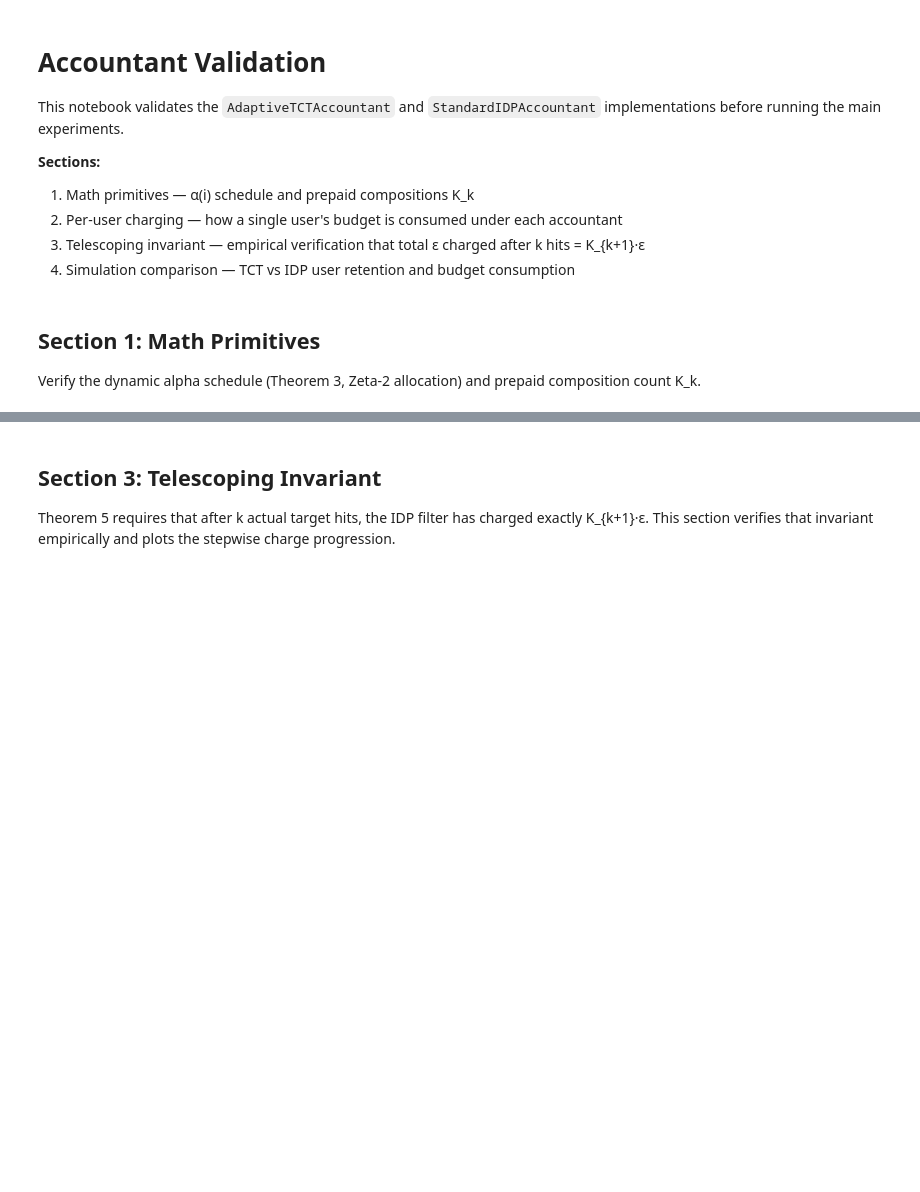
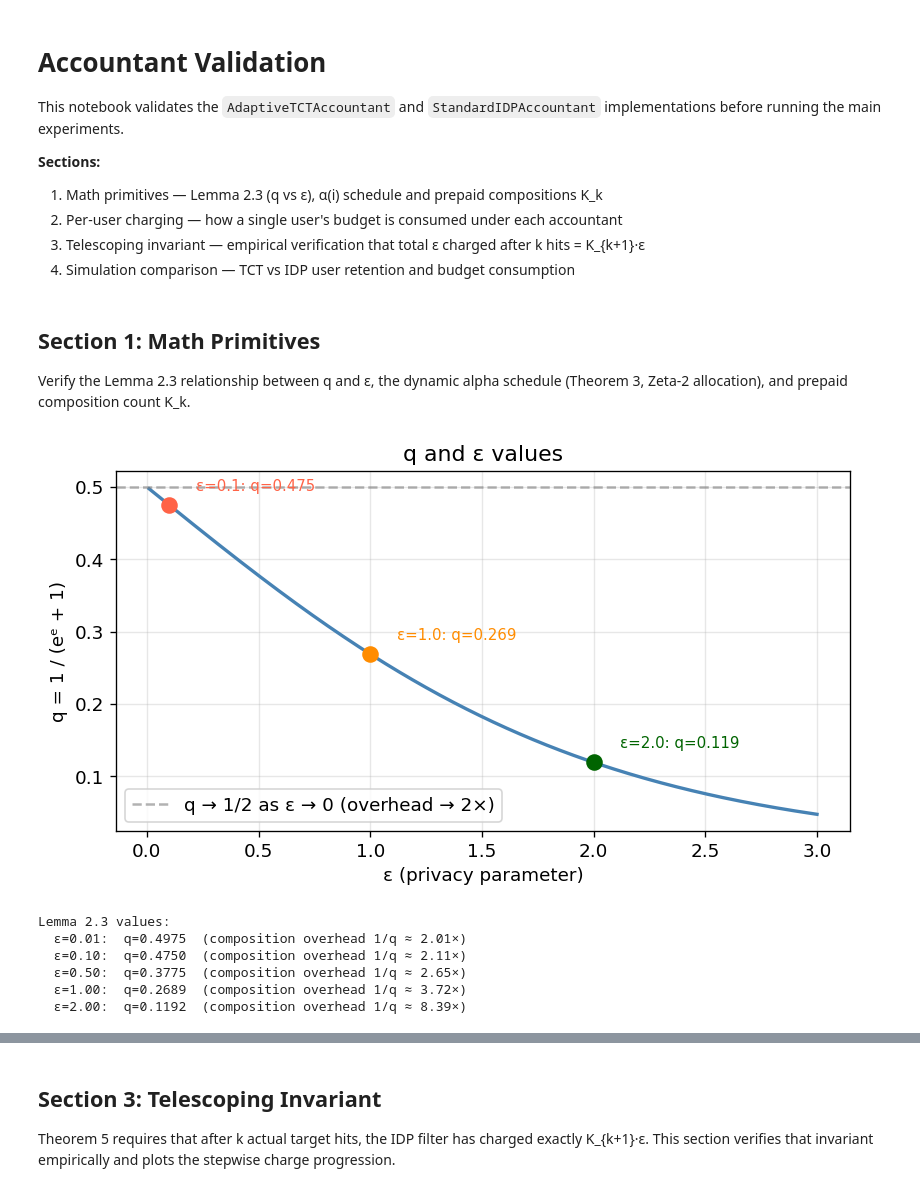
Before and after one commit to arcaulfield/adaptive-act, a Jupyter notebook: notebooks/02_accountant_validation.ipynb, the cells around one changed output, grey strips where cells are left out. Saved outputs shown, nothing was run; the diff lists cells and outputs as text; code cells hidden in the pictures; blank space fills up the shorter version.

```diff
--- a/notebooks/02_accountant_validation.ipynb
+++ b/notebooks/02_accountant_validation.ipynb
@@ -4,7 +4,7 @@
 This notebook validates the `AdaptiveTCTAccountant` and `StandardIDPAccountant` implementations before running the main experiments.
 
 **Sections:**
-1. Math primitives — α(i) schedule and prepaid compositions K_k
+1. Math primitives — Lemma 2.3 (q vs ε), α(i) schedule and prepaid compositions K_k
 2. Per-user charging — how a single user's budget is consumed under each accountant
 3. Telescoping invariant — empirical verification that total ε charged after k hits = K_{k+1}·ε
 4. Simulation comparison — TCT vs IDP user retention and budget consumption
@@ -25,5 +27,43 @@ plt.rcParams.update({'figure.dpi': 120, 'font.size': 11})
 # %% [markdown]
 ## Section 1: Math Primitives
 
-Verify the dynamic alpha schedule (Theorem 3, Zeta-2 allocation) and prepaid composition count K_k.
+Verify the Lemma 2.3 relationship between q and ε, the dynamic alpha schedule (Theorem 3, Zeta-2 allocation), and prepaid composition count K_k.
+# %%
+# Lemma 2.3 (NotPrior target): q = 1/(e^ε + 1)
+# q is a universal property of any ε-DP algorithm — independent of threshold T or data.
+# It is NOT the empirical hit rate; the threshold T is set separately via set_threshold_for_hit_rate.
+
+epsilon_range = np.linspace(0.01, 3.0, 300)
+q_curve = [q_from_epsilon(e) for e in epsilon_range]
+
+fig, ax = plt.subplots(figsize=(7, 4))
+ax.plot(epsilon_range, q_curve, color='steelblue', linewidth=2)
+ax.axhline(0.5, color='gray', linestyle='--', alpha=0.6, label='q → 1/2 as ε → 0 (overhead → 2×)')
+
+for eps, color in [(0.1, 'tomato'), (1.0, 'darkorange'), (2.0, 'darkgreen')]:
+    q_val = q_from_epsilon(eps)
+    ax.scatter([eps], [q_val], color=color, s=80, zorder=5)
+    ax.annotate(f'ε={eps}: q={q_val:.3f}', xy=(eps, q_val),
+                xytext=(eps + 0.12, q_val + 0.02), fontsize=9, color=color)
+
+ax.set_xlabel('ε (privacy parameter)')
+ax.set_ylabel('q = 1 / (eᵉ + 1)')
+ax.set_title('q and ε values')
+ax.legend()
+ax.grid(True, alpha=0.3)
+plt.tight_layout()
+plt.show()
+
+print('Lemma 2.3 values:')
+for eps in [0.01, 0.1, 0.5, 1.0, 2.0]:
+    q_val = q_from_epsilon(eps)
+    print(f'  ε={eps:.2f}:  q={q_val:.4f}  (composition overhead 1/q ≈ {1/q_val:.2f}×)')
+# %% [output]
+[figure, added]
+Lemma 2.3 values:
+  ε=0.01:  q=0.4975  (composition overhead 1/q ≈ 2.01×)
+  ε=0.10:  q=0.4750  (composition overhead 1/q ≈ 2.11×)
+  ε=0.50:  q=0.3775  (composition overhead 1/q ≈ 2.65×)
+  ε=1.00:  q=0.2689  (composition overhead 1/q ≈ 3.72×)
+  ε=2.00:  q=0.1192  (composition overhead 1/q ≈ 8.39×)
 # %%
```
Also changed, not shown: parts of 12 cells of this notebook, 5 other files.
